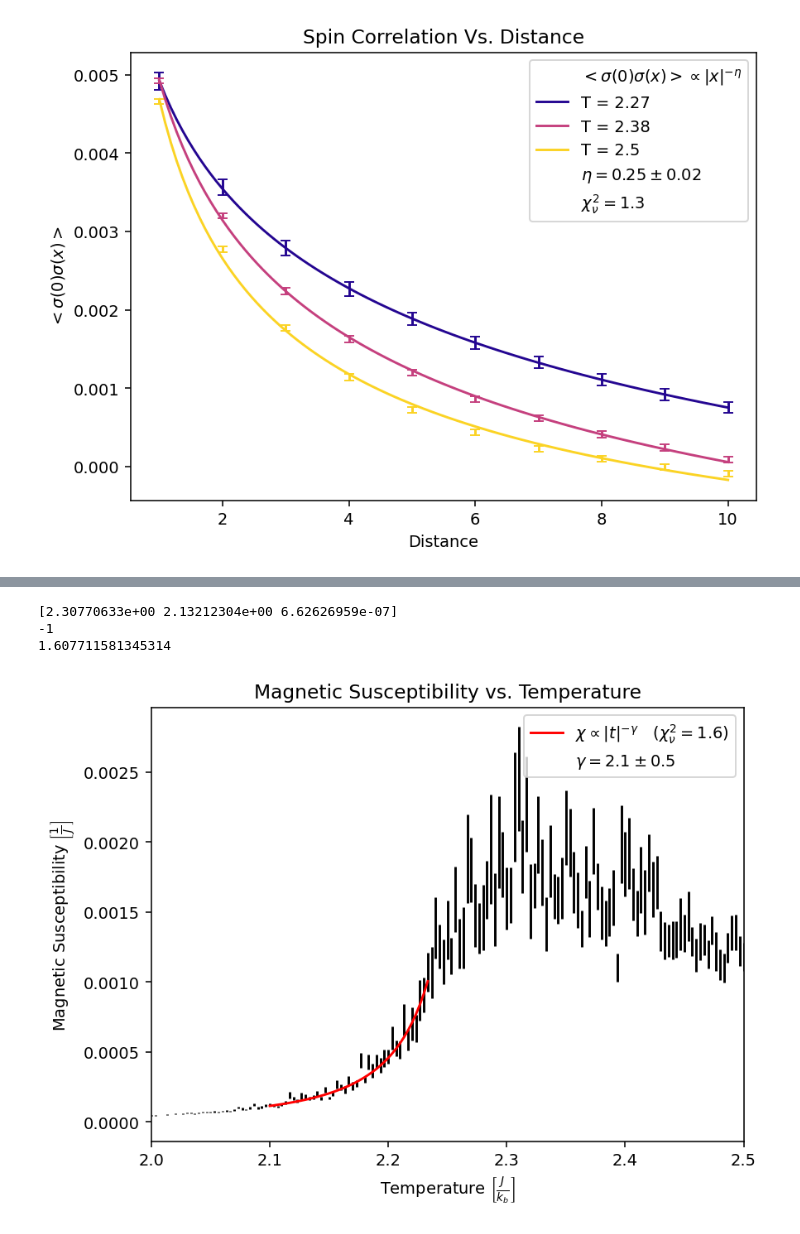
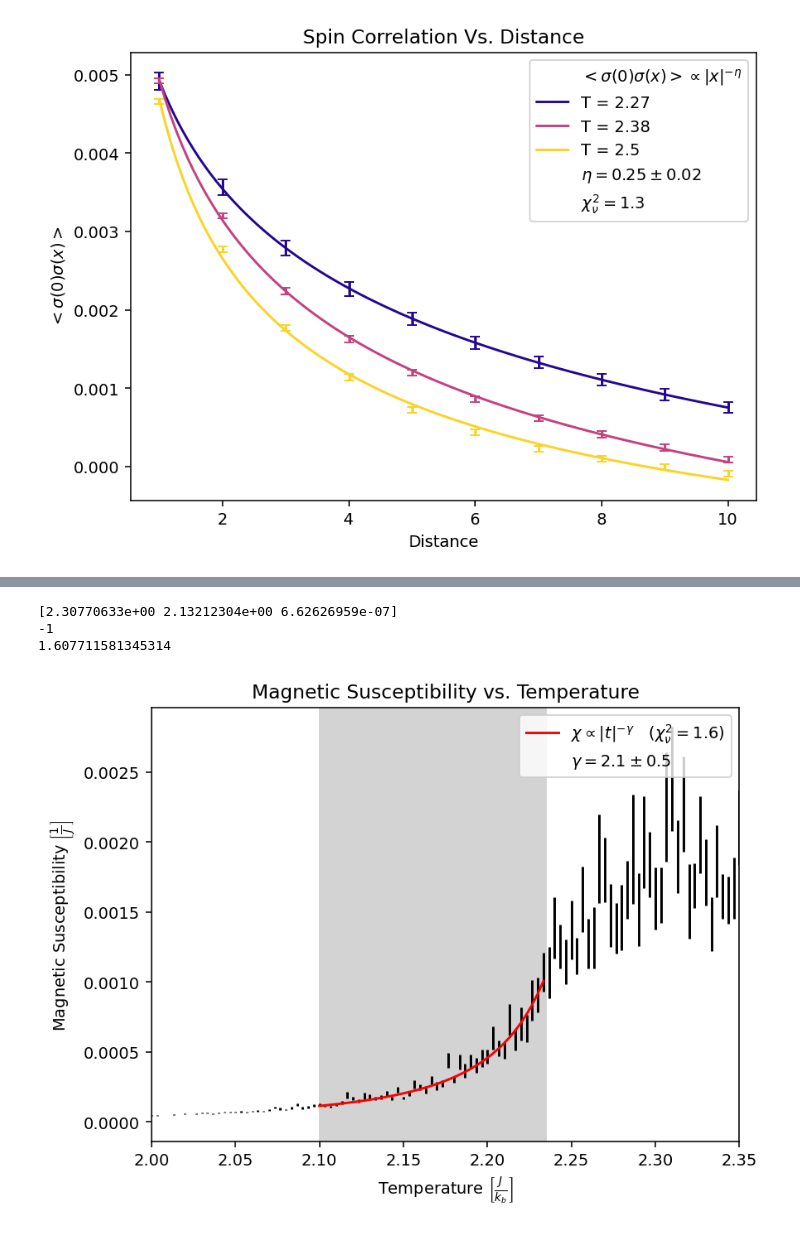
Before and after one commit to gfitez/ising, a Jupyter notebook: analyze2.ipynb, the cells around one changed output, grey strips where cells are left out. Cells and saved outputs as stored; diff of their text form; code cells hidden in the pictures.

```diff
--- a/analyze2.ipynb
+++ b/analyze2.ipynb
@@ -393,6 +424,7 @@ def chiSpike(x,Tc,a,c):
 
 tMin = 2.1
 tMax=2.24
+plt.axvspan(tMin,tMax-0.005, color="lightgray")
 
 iMin = np.where(EMMean["Temp"] > tMin)[0][0]
 iMax = np.where(EMMean["Temp"] < tMax)[0][-1]
@@ -402,35 +434,35 @@ iMax = np.where(EMMean["Temp"] < tMax)[0][-1]
 popt, pcov = curve_fit(chiSpike,EMMean["Temp"][iMin:iMax],EMMean["chi"][iMin:iMax], maxfev=10000, p0=(2.3,2.2,1e-6), sigma=EMErr["chi"][iMin:iMax])
 print(popt)
 rChiSq = calcRChiSq(EMMean["chi"][iMin:iMax], EMErr["chi"][iMin:iMax], chiSpike(EMMean["Temp"][iMin:iMax],*popt), 3)
 plt.plot(EMMean["Temp"][iMin:iMax],chiSpike(EMMean["Temp"][iMin:iMax],*popt), color = "red", label = f"$\chi \propto |t|^{{-\gamma}} \quad (\\chi_\\nu^2 = {round(rChiSq,1)})$")
 
 
 
 handles, labels = plt.gca().get_legend_handles_labels() # get existing handles and labels
 empty_patch = mpatches.Patch(color='none', label='') # create a patch with no color
 handles+=[empty_patch]*4  # add new patches and labels to list
 
 
 labels.append(f"$\\gamma= {formatErr(popt[1],np.sqrt(pcov[1][1]), exponent=False)}$")
 
 
 print(rChiSq)
 
 plt.legend(handles,labels)
 
 
-plt.xlim(2,2.5)
+plt.xlim(2,2.35)
 plt.xlabel("Temperature $\\left[\\frac{J}{k_b}\\right]$")
 plt.ylabel("Magnetic Susceptibility $\\left[\\frac{1}{J}\\right]$")
 plt.title("Magnetic Susceptibility vs. Temperature")
 plt.tight_layout()
 plt.savefig("gamma.png")
 plt.show()
 # %% [output]
 [2.30770633e+00 2.13212304e+00 6.62626959e-07]
 -1
 1.607711581345314
-[figure, old version]
+[figure, new version]
 # %%
 directory="B0.01"
 
```
Also changed, not shown: parts of 7 cells of this notebook, 1 other file.
